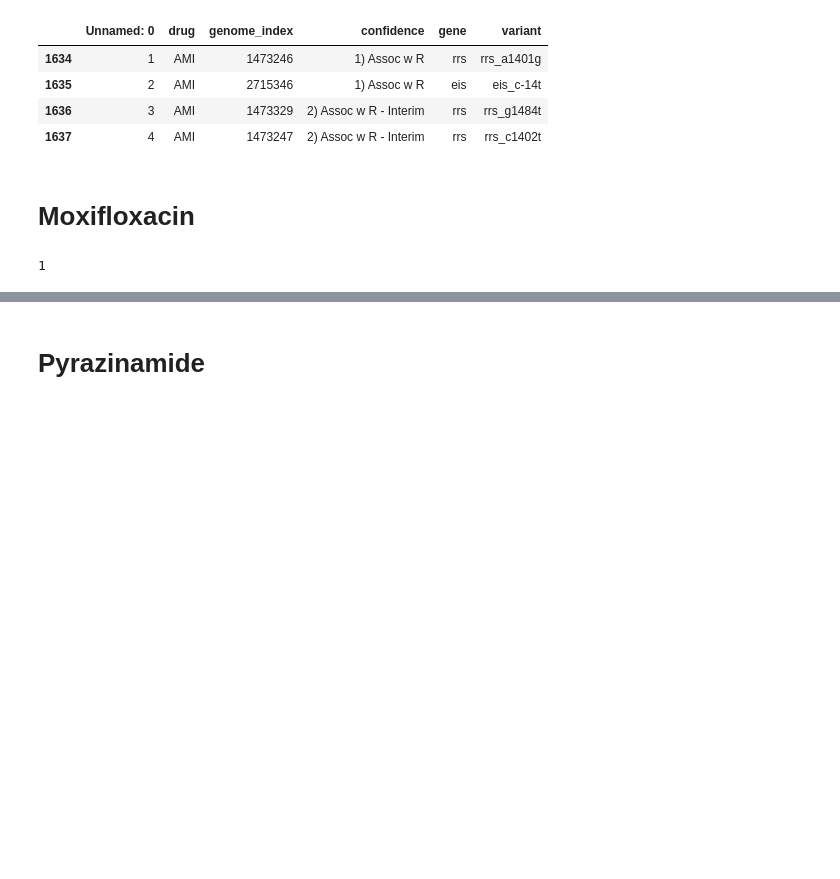
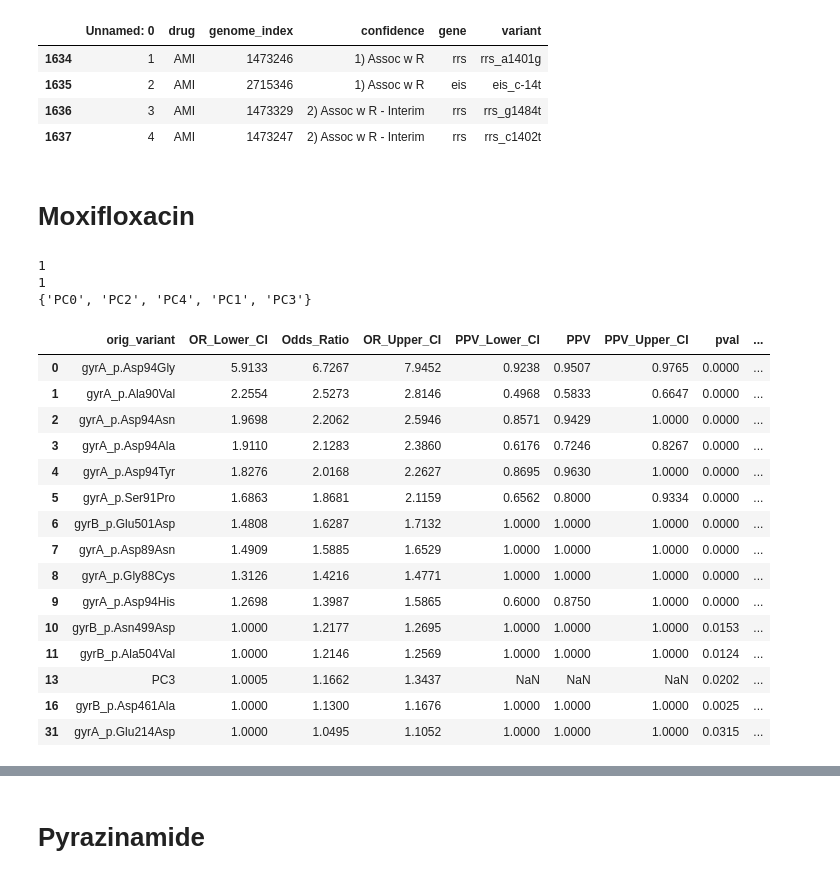
Before and after one commit to farhat-lab/who-analysis, a Jupyter notebook: analysis.ipynb, the cells around one changed output, grey strips where cells are left out. Saved outputs shown, nothing was run; the diff lists cells and outputs as text; code cells hidden in the pictures; blank space fills up the shorter version.

```diff
--- a/analysis.ipynb
+++ b/analysis.ipynb
@@ -105,5 +85,29 @@ moxi_res_noPopCorr = pd.read_pickle("/n/data1/hms/dbmi/farhat/ye12/who/analysis/
 
 # number of principal components with positive coefficients (OR > 1)
 print(len(moxi_res.query("coef > 0").loc[moxi_res.query("coef > 0").orig_variant.str.contains('PC')]))
+
+# variants in moxi_res that are not in the results without population structure correction
+print(set(moxi_res.orig_variant)-set(moxi_res_noPopCorr.orig_variant))
 # %% [output]
 1
+1
+{'PC0', 'PC2', 'PC4', 'PC1', 'PC3'}
+# %%
+moxi_res.query("(OR_Lower_CI > 1 & OR_Upper_CI > 1)")[["orig_variant", "OR_Lower_CI", "Odds_Ratio", "OR_Upper_CI", "PPV_Lower_CI", "PPV", "PPV_Upper_CI", "pval", "BH_pval", "Bonferroni_pval", "confidence_WHO_2021"]]
+# %% [output]
+|  | orig_variant | OR_Lower_CI | Odds_Ratio | OR_Upper_CI | PPV_Lower_CI | PPV | PPV_Upper_CI | pval | ... |
+| 0 | gyrA_p.Asp94Gly | 5.9133 | 6.7267 | 7.9452 | 0.9238 | 0.9507 | 0.9765 | 0.0000 | ... |
+| 1 | gyrA_p.Ala90Val | 2.2554 | 2.5273 | 2.8146 | 0.4968 | 0.5833 | 0.6647 | 0.0000 | ... |
+| 2 | gyrA_p.Asp94Asn | 1.9698 | 2.2062 | 2.5946 | 0.8571 | 0.9429 | 1.0000 | 0.0000 | ... |
+| 3 | gyrA_p.Asp94Ala | 1.9110 | 2.1283 | 2.3860 | 0.6176 | 0.7246 | 0.8267 | 0.0000 | ... |
+| 4 | gyrA_p.Asp94Tyr | 1.8276 | 2.0168 | 2.2627 | 0.8695 | 0.9630 | 1.0000 | 0.0000 | ... |
+| 5 | gyrA_p.Ser91Pro | 1.6863 | 1.8681 | 2.1159 | 0.6562 | 0.8000 | 0.9334 | 0.0000 | ... |
+| 6 | gyrB_p.Glu501Asp | 1.4808 | 1.6287 | 1.7132 | 1.0000 | 1.0000 | 1.0000 | 0.0000 | ... |
+| 7 | gyrA_p.Asp89Asn | 1.4909 | 1.5885 | 1.6529 | 1.0000 | 1.0000 | 1.0000 | 0.0000 | ... |
+| 8 | gyrA_p.Gly88Cys | 1.3126 | 1.4216 | 1.4771 | 1.0000 | 1.0000 | 1.0000 | 0.0000 | ... |
+| 9 | gyrA_p.Asp94His | 1.2698 | 1.3987 | 1.5865 | 0.6000 | 0.8750 | 1.0000 | 0.0000 | ... |
+| 10 | gyrB_p.Asn499Asp | 1.0000 | 1.2177 | 1.2695 | 1.0000 | 1.0000 | 1.0000 | 0.0153 | ... |
+| 11 | gyrB_p.Ala504Val | 1.0000 | 1.2146 | 1.2569 | 1.0000 | 1.0000 | 1.0000 | 0.0124 | ... |
+| 13 | PC3 | 1.0005 | 1.1662 | 1.3437 | NaN | NaN | NaN | 0.0202 | ... |
+| 16 | gyrB_p.Asp461Ala | 1.0000 | 1.1300 | 1.1676 | 1.0000 | 1.0000 | 1.0000 | 0.0025 | ... |
+| 31 | gyrA_p.Glu214Asp | 1.0000 | 1.0495 | 1.1052 | 1.0000 | 1.0000 | 1.0000 | 0.0315 | ... |
```
Also changed, not shown: parts of 5 cells of this notebook.
